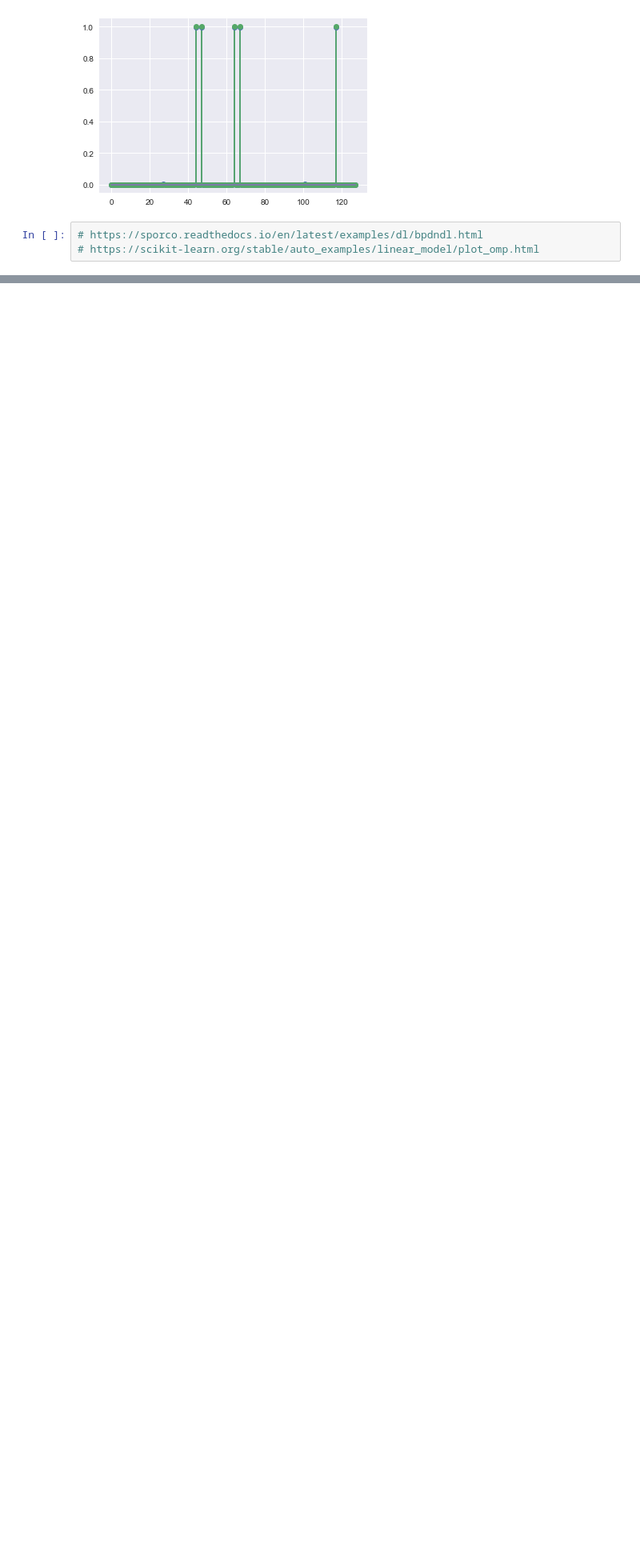
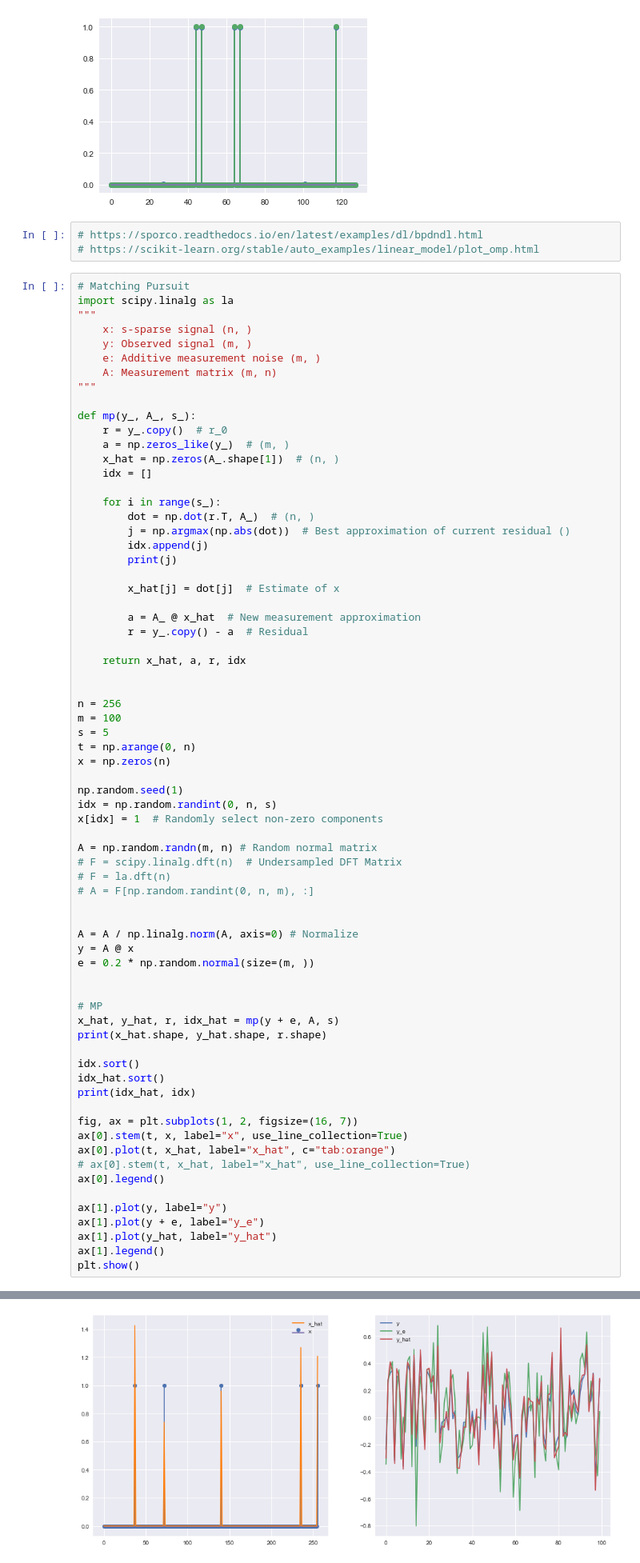
Before and after one commit to roksikonja/cs, a Jupyter notebook: cs.ipynb, the cells around one changed output, grey strips where cells are left out. Shown: that part at 80% size. Cells and saved outputs as stored; diff of their text form; blank space fills up the shorter version.

```diff
--- a/cs.ipynb
+++ b/cs.ipynb
@@ -242,3 +242,74 @@ plt.show()
 # %%
 # https://sporco.readthedocs.io/en/latest/examples/dl/bpdndl.html
 # https://scikit-learn.org/stable/auto_examples/linear_model/plot_omp.html
+# %%
+# Matching Pursuit
+import scipy.linalg as la
+"""
+    x: s-sparse signal (n, )
+    y: Observed signal (m, )
+    e: Additive measurement noise (m, )
+    A: Measurement matrix (m, n)
+"""
+
+def mp(y_, A_, s_):
+    r = y_.copy()  # r_0
+    a = np.zeros_like(y_)  # (m, )
+    x_hat = np.zeros(A_.shape[1])  # (n, )
+    idx = []
+
+    for i in range(s_):
+        dot = np.dot(r.T, A_)  # (n, )
+        j = np.argmax(np.abs(dot))  # Best approximation of current residual ()
+        idx.append(j)
+        print(j)
+
+        x_hat[j] = dot[j]  # Estimate of x
+
+        a = A_ @ x_hat  # New measurement approximation
+        r = y_.copy() - a  # Residual
+
+    return x_hat, a, r, idx
+
+
+n = 256
+m = 100
+s = 5
+t = np.arange(0, n)
+x = np.zeros(n)
+
+np.random.seed(1)
+idx = np.random.randint(0, n, s)
+x[idx] = 1  # Randomly select non-zero components
+
+A = np.random.randn(m, n) # Random normal matrix
+# F = scipy.linalg.dft(n)  # Undersampled DFT Matrix
+# F = la.dft(n)
+# A = F[np.random.randint(0, n, m), :]
+
+
+A = A / np.linalg.norm(A, axis=0) # Normalize
+y = A @ x
+e = 0.2 * np.random.normal(size=(m, ))
+
+
+# MP
+x_hat, y_hat, r, idx_hat = mp(y + e, A, s)
+print(x_hat.shape, y_hat.shape, r.shape)
+
+idx.sort()
+idx_hat.sort()
+print(idx_hat, idx)
+
+fig, ax = plt.subplots(1, 2, figsize=(16, 7))
+ax[0].stem(t, x, label="x", use_line_collection=True)
+ax[0].plot(t, x_hat, label="x_hat", c="tab:orange")
+# ax[0].stem(t, x_hat, label="x_hat", use_line_collection=True)
+ax[0].legend()
+
+ax[1].plot(y, label="y")
+ax[1].plot(y + e, label="y_e")
+ax[1].plot(y_hat, label="y_hat")
+ax[1].legend()
+plt.show()
+# %% [output]
@@ -244,0 +323 @@ plt.show()
+[figure, added]
```
Also changed, not shown: parts of 2 cells of this notebook, 1 other file.
